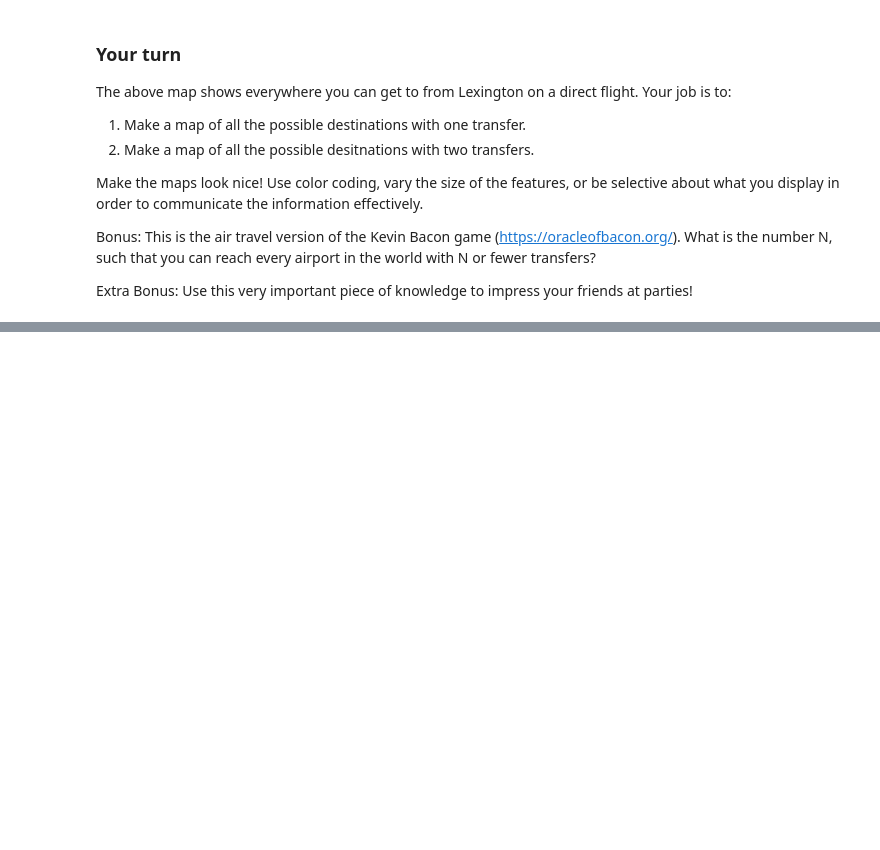
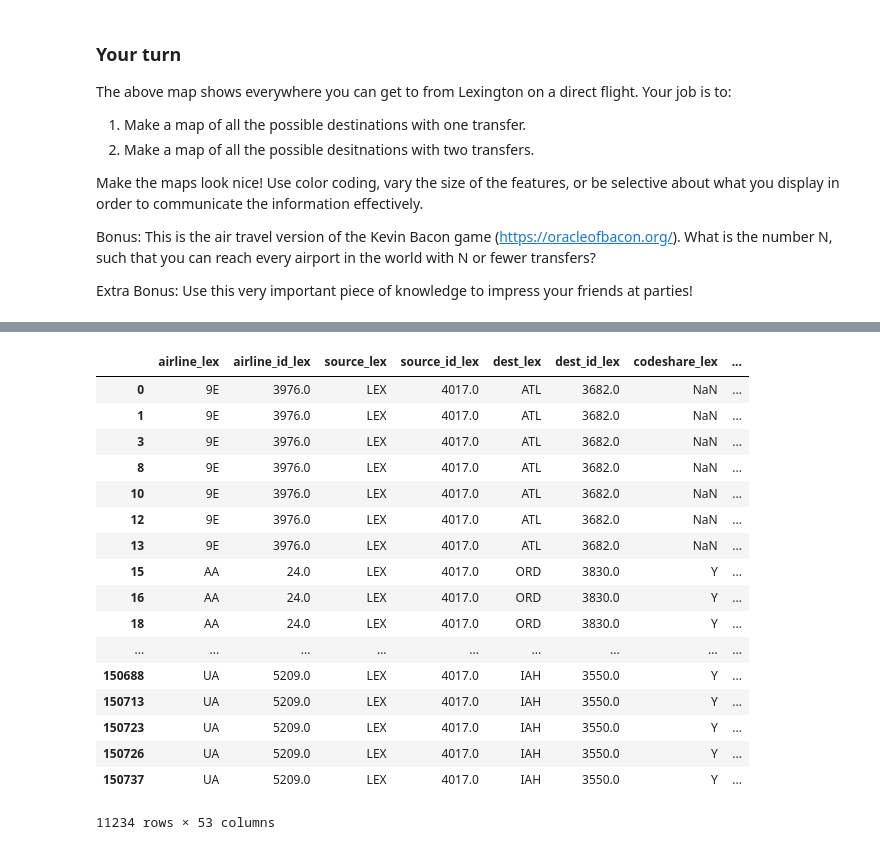
Before and after one commit to rianatanzen068/ce599, a Jupyter notebook: 08-Mapping/interactive-mapping.ipynb, the cells around one changed output, grey strips where cells are left out. Saved outputs shown, nothing was run; the diff lists cells and outputs as text; code cells hidden in the pictures; blank space fills up the shorter version.

```diff
--- a/08-Mapping/interactive-mapping.ipynb
+++ b/08-Mapping/interactive-mapping.ipynb
@@ -446,0 +549,6 @@ Extra Bonus: Use this very important piece of knowledge to impress your friends
+# %%
+two_transfer  = pd.merge(one_transfer, routes,
+                      left_on='dest_trnsfr',
+                      right_on='source',
+                      how='inner'
+                      )
@@ -446,0 +564,22 @@ Extra Bonus: Use this very important piece of knowledge to impress your friends
+# %%
+two_transfer = two_transfer.drop_duplicates(subset=['source_trnsfr', 'dest'])
+two_transfer
+# %% [output]
+|  | airline_lex | airline_id_lex | source_lex | source_id_lex | dest_lex | dest_id_lex | codeshare_lex | ... |
+| 0 | 9E | 3976.0 | LEX | 4017.0 | ATL | 3682.0 | NaN | ... |
+| 1 | 9E | 3976.0 | LEX | 4017.0 | ATL | 3682.0 | NaN | ... |
+| 3 | 9E | 3976.0 | LEX | 4017.0 | ATL | 3682.0 | NaN | ... |
+| 8 | 9E | 3976.0 | LEX | 4017.0 | ATL | 3682.0 | NaN | ... |
+| 10 | 9E | 3976.0 | LEX | 4017.0 | ATL | 3682.0 | NaN | ... |
+| 12 | 9E | 3976.0 | LEX | 4017.0 | ATL | 3682.0 | NaN | ... |
+| 13 | 9E | 3976.0 | LEX | 4017.0 | ATL | 3682.0 | NaN | ... |
+| 15 | AA | 24.0 | LEX | 4017.0 | ORD | 3830.0 | Y | ... |
+| 16 | AA | 24.0 | LEX | 4017.0 | ORD | 3830.0 | Y | ... |
+| 18 | AA | 24.0 | LEX | 4017.0 | ORD | 3830.0 | Y | ... |
+| ... | ... | ... | ... | ... | ... | ... | ... | ... |
+| 150688 | UA | 5209.0 | LEX | 4017.0 | IAH | 3550.0 | Y | ... |
+| 150713 | UA | 5209.0 | LEX | 4017.0 | IAH | 3550.0 | Y | ... |
+| 150723 | UA | 5209.0 | LEX | 4017.0 | IAH | 3550.0 | Y | ... |
+| 150726 | UA | 5209.0 | LEX | 4017.0 | IAH | 3550.0 | Y | ... |
+| 150737 | UA | 5209.0 | LEX | 4017.0 | IAH | 3550.0 | Y | ... |
+11234 rows × 53 columns
```
Also changed, not shown: parts of 19 cells of this notebook, 2 other files.
